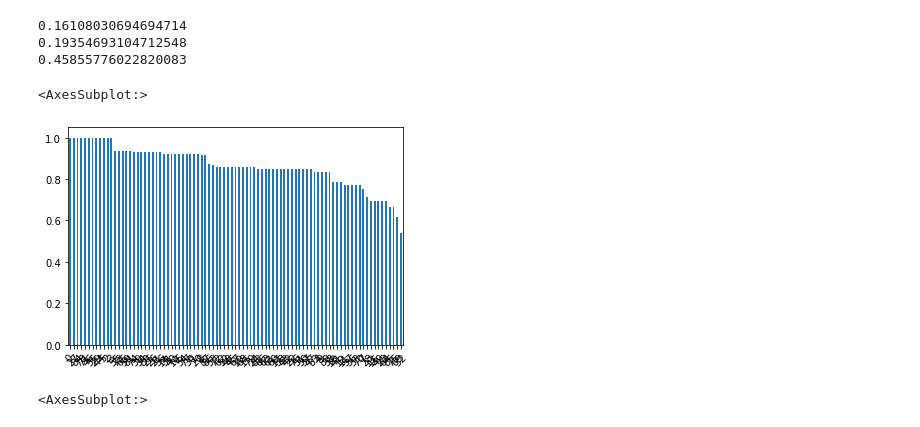
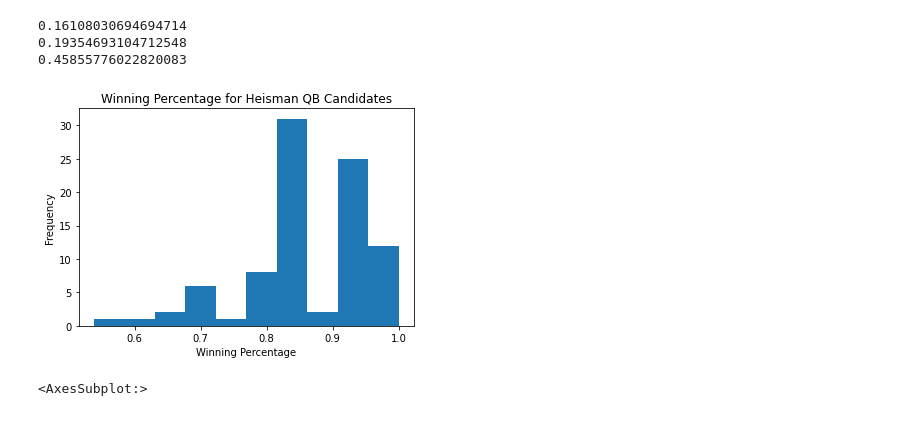
Before and after one commit to SeanSteinle/HeismanModeling, a Jupyter notebook: notebooks/ExploringHeismanCandidates.ipynb, the cells around one changed output. Cells and saved outputs as stored; diff of their text form; code cells hidden in the pictures.

```diff
--- a/notebooks/ExploringHeismanCandidates.ipynb
+++ b/notebooks/ExploringHeismanCandidates.ipynb
@@ -510,10 +541,14 @@ print(df_wr["1stVoteShare"].corr(df_wr["win_percent"])) #This is because Alabama
 0.19354693104712548
 0.45855776022820083
 # %%
-df_qb["win_percent"].sort_values(ascending=False).plot.bar(rot=45)
+#df_qb["win_percent"].sort_values(ascending=False).plot.bar(rot=45)
+plt.hist(df_qb['win_percent'])
+plt.xlabel("Winning Percentage")
+plt.ylabel("Frequency")
+plt.title("Winning Percentage for Heisman QB Candidates")
+plt.savefig("../plots/qb_win_hist.jpg")
 # %% [output]
-<AxesSubplot:>
-[figure, old version]
+[figure, new version]
 # %%
 df_rb["win_percent"].sort_values(ascending=False).plot.bar(rot=45)
 # %% [output]
```
Also changed, not shown: parts of 12 cells of this notebook, 4 other files.
